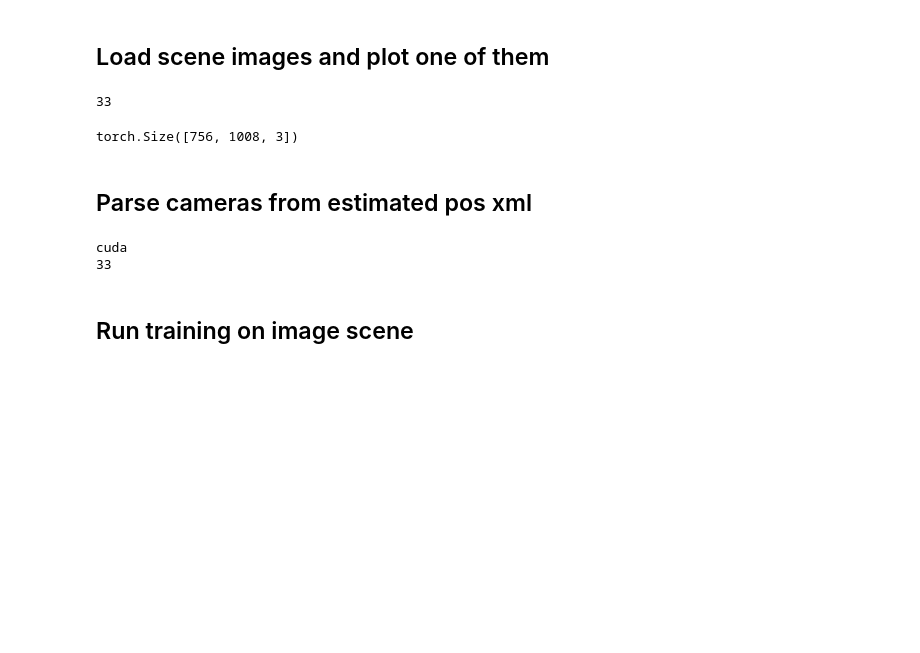
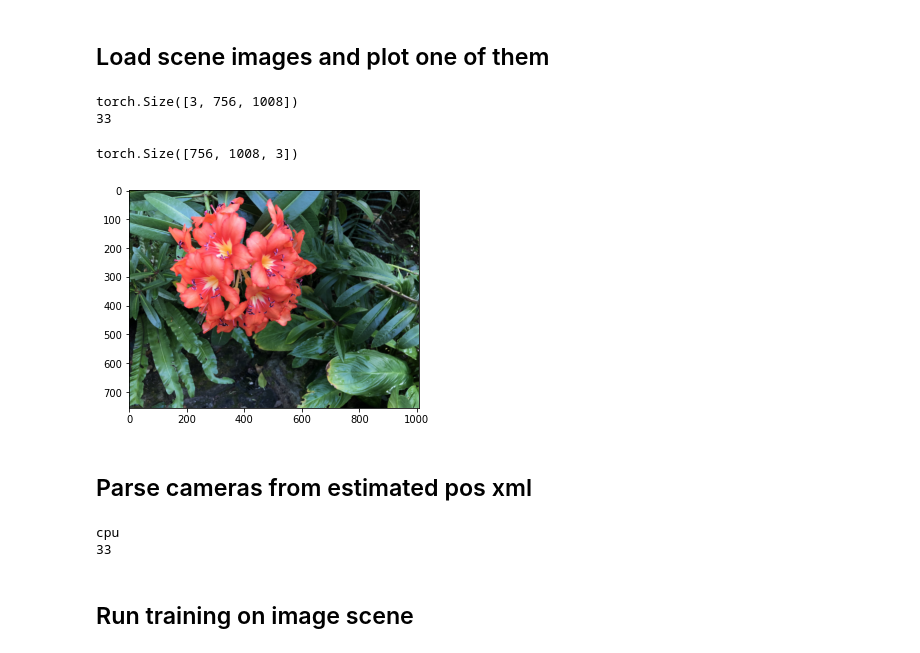
Before and after one commit to YanivHollander/kornia_nerf_jupyter, a Jupyter notebook: test_nerf_solver_full_scene.ipynb, the cells around one changed output. Drawn from its saved outputs; the diff is of its cells as text; code cells hidden in the pictures; blank space fills up the shorter version.

Commit message:
Add down scaling option for images

```diff
--- a/test_nerf_solver_full_scene.ipynb
+++ b/test_nerf_solver_full_scene.ipynb
@@ -33,26 +32,33 @@ Drive already mounted at /content/drive; to attempt to forcibly remount, call dr
 ## Load scene images and plot one of them
 # %%
 img_paths = glob.glob('kornia/geometry/nerf/kornia_nerf_data/flower_4/images/*.png')
+img0 = read_image(img_paths[0])
+print(img0.shape)
 
-transform = torchvision.transforms.Resize((250))    # In case we want to reduce resolution
+downscale = 1.  # Scaling facor to downsize images for faster computation
+height = int(img0.shape[1] / downscale)
+width = int(img0.shape[2] / downscale)
+transform = torchvision.transforms.Resize((height, width))
 imgs: torch.tensor = []
 camera_ids = []
 num_cams_to_load = -1
 for i, img_path in enumerate(img_paths):
     if num_cams_to_load != -1 and i == num_cams_to_load:
         break
     img = read_image(img_path)
-    # img = transform(img)  # Uncomment to apply downsizing
+    img = transform(img)  # Uncomment to apply downsizing
     imgs.append(img)
     camera_ids.append(i)
 
 print(len(imgs))
 img_plt = torch.permute(imgs[0], (1, 2, 0))
-#plt.imshow(img_plt)
+plt.imshow(img_plt)
 img_plt.shape
 # %% [output]
+torch.Size([3, 756, 1008])
 33
 torch.Size([756, 1008, 3])
+[figure, added]
 # %% [markdown]
 ## Parse cameras from estimated pos xml
 # %%
@@ -63,12 +69,14 @@ camera_parser = CameraParser('./test/geometry/nerf/cameras.xml', device=device)
 cameras = camera_parser.create_cameras()
 
 # cameras = create_cameras_at_origin(cameras) # Put all cameras at origin, facing positive z-axis
-# cameras = initialize_cameras_at_origin(cameras) # Initialize all cameras at origin, focals equals image size
-# cameras = cameras_for_ids(cameras, camera_ids)  # To use same subset of cameras as input images
+cameras = initialize_cameras_at_origin(cameras) # Initialize all cameras at origin, focals equals image size
+cameras = cameras_for_ids(cameras, camera_ids)  # To use same subset of cameras as input images
+
+cameras = cameras.scale(1. / downscale)
 
 print(cameras.batch_size)
 # %% [output]
-cuda
+cpu
 33
 # %% [markdown]
 ## Run training on image scene
```
Also changed, not shown: parts of 5 cells of this notebook.
